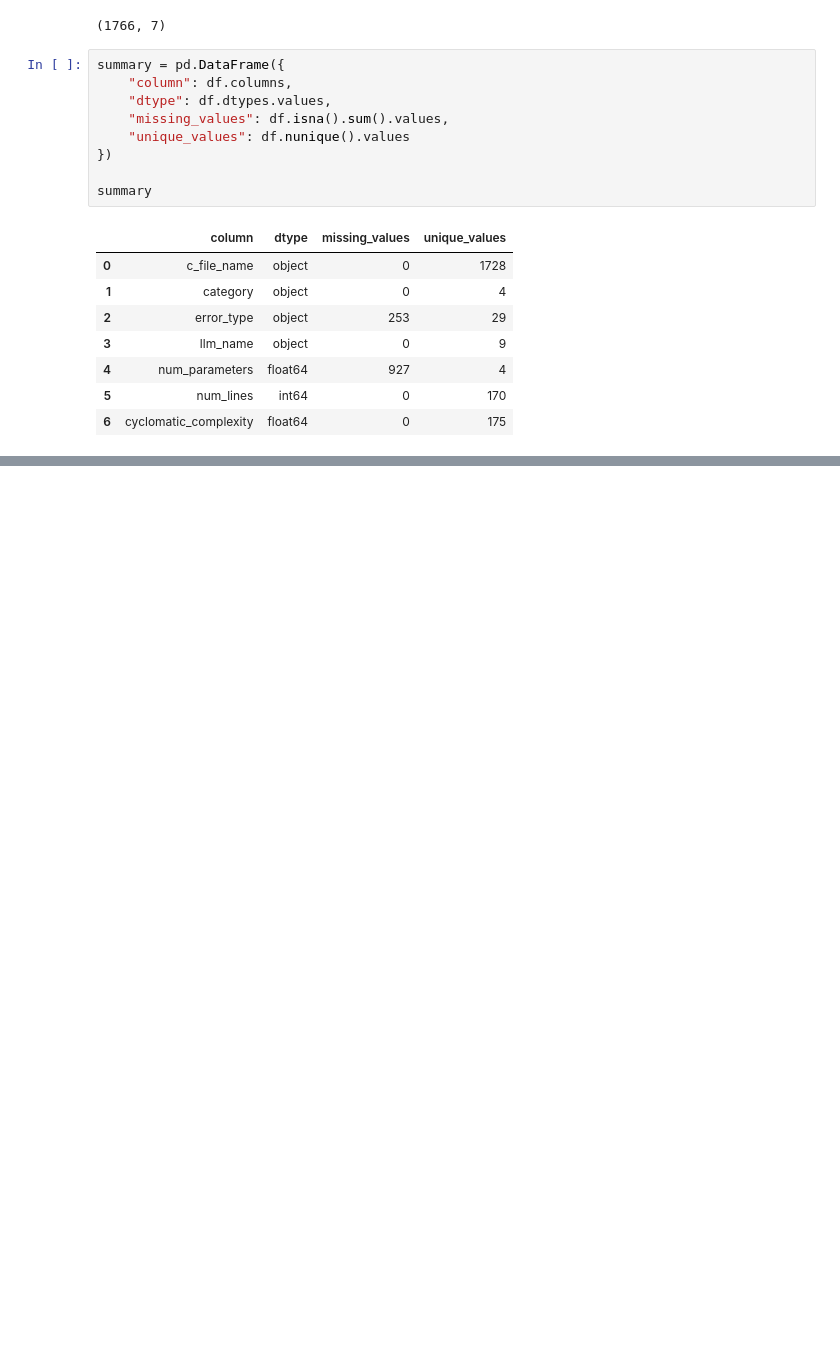
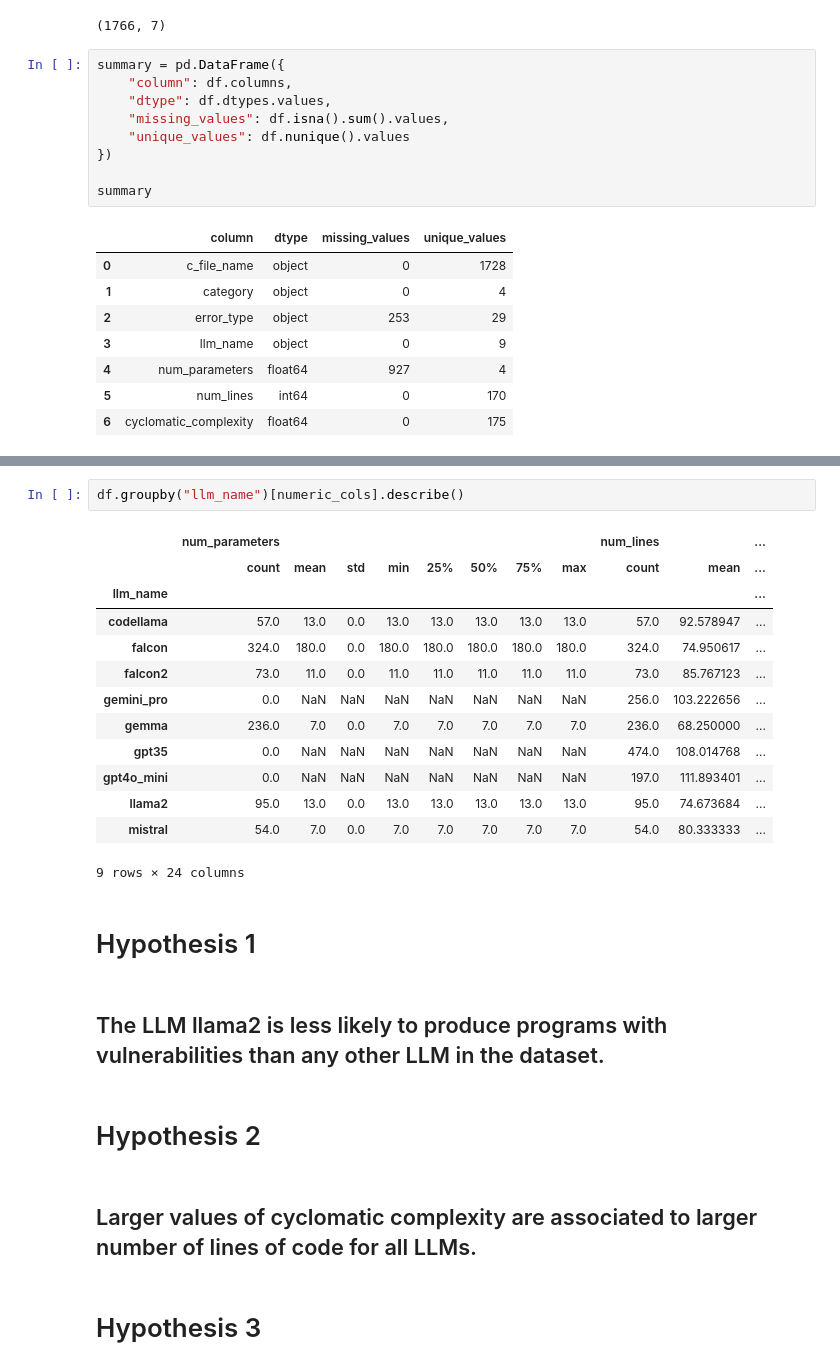
Before and after one commit to aniela2906/Propabilistic_programming_exam2026, a Jupyter notebook: exam.ipynb, the cells around one changed output, grey strips where cells are left out. Saved outputs shown, nothing was run; the diff lists cells and outputs as text; blank space fills up the shorter version.

```diff
--- a/exam.ipynb
+++ b/exam.ipynb
@@ -107,0 +260,26 @@ summary
+# %%
+df.groupby("llm_name")[numeric_cols].describe()
+# %% [output]
+|  | num_parameters |  |  |  |  |  |  |  | num_lines |  | ... |
+|  | count | mean | std | min | 25% | 50% | 75% | max | count | mean | ... |
+| llm_name |  |  |  |  |  |  |  |  |  |  | ... |
+| codellama | 57.0 | 13.0 | 0.0 | 13.0 | 13.0 | 13.0 | 13.0 | 13.0 | 57.0 | 92.578947 | ... |
+| falcon | 324.0 | 180.0 | 0.0 | 180.0 | 180.0 | 180.0 | 180.0 | 180.0 | 324.0 | 74.950617 | ... |
+| falcon2 | 73.0 | 11.0 | 0.0 | 11.0 | 11.0 | 11.0 | 11.0 | 11.0 | 73.0 | 85.767123 | ... |
+| gemini_pro | 0.0 | NaN | NaN | NaN | NaN | NaN | NaN | NaN | 256.0 | 103.222656 | ... |
+| gemma | 236.0 | 7.0 | 0.0 | 7.0 | 7.0 | 7.0 | 7.0 | 7.0 | 236.0 | 68.250000 | ... |
+| gpt35 | 0.0 | NaN | NaN | NaN | NaN | NaN | NaN | NaN | 474.0 | 108.014768 | ... |
+| gpt4o_mini | 0.0 | NaN | NaN | NaN | NaN | NaN | NaN | NaN | 197.0 | 111.893401 | ... |
+| llama2 | 95.0 | 13.0 | 0.0 | 13.0 | 13.0 | 13.0 | 13.0 | 13.0 | 95.0 | 74.673684 | ... |
+| mistral | 54.0 | 7.0 | 0.0 | 7.0 | 7.0 | 7.0 | 7.0 | 7.0 | 54.0 | 80.333333 | ... |
+9 rows × 24 columns
+# %% [markdown]
+# Hypothesis 1
+# %% [markdown]
+## The LLM llama2 is less likely to produce programs with vulnerabilities than any other LLM in the dataset.
+# %% [markdown]
+# Hypothesis 2
+# %% [markdown]
+## Larger values of cyclomatic complexity are associated to larger number of lines of code for all LLMs.
+# %% [markdown]
+# Hypothesis 3
```
Also changed, not shown: parts of 22 cells of this notebook.
